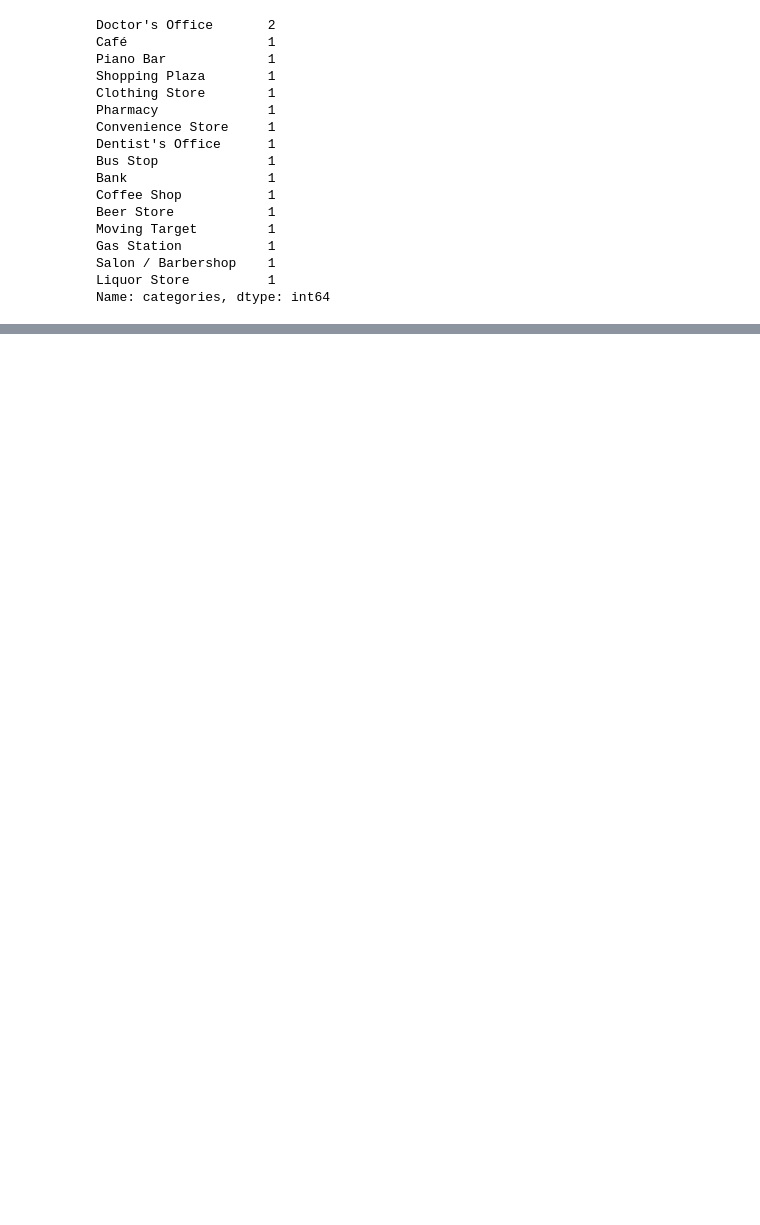
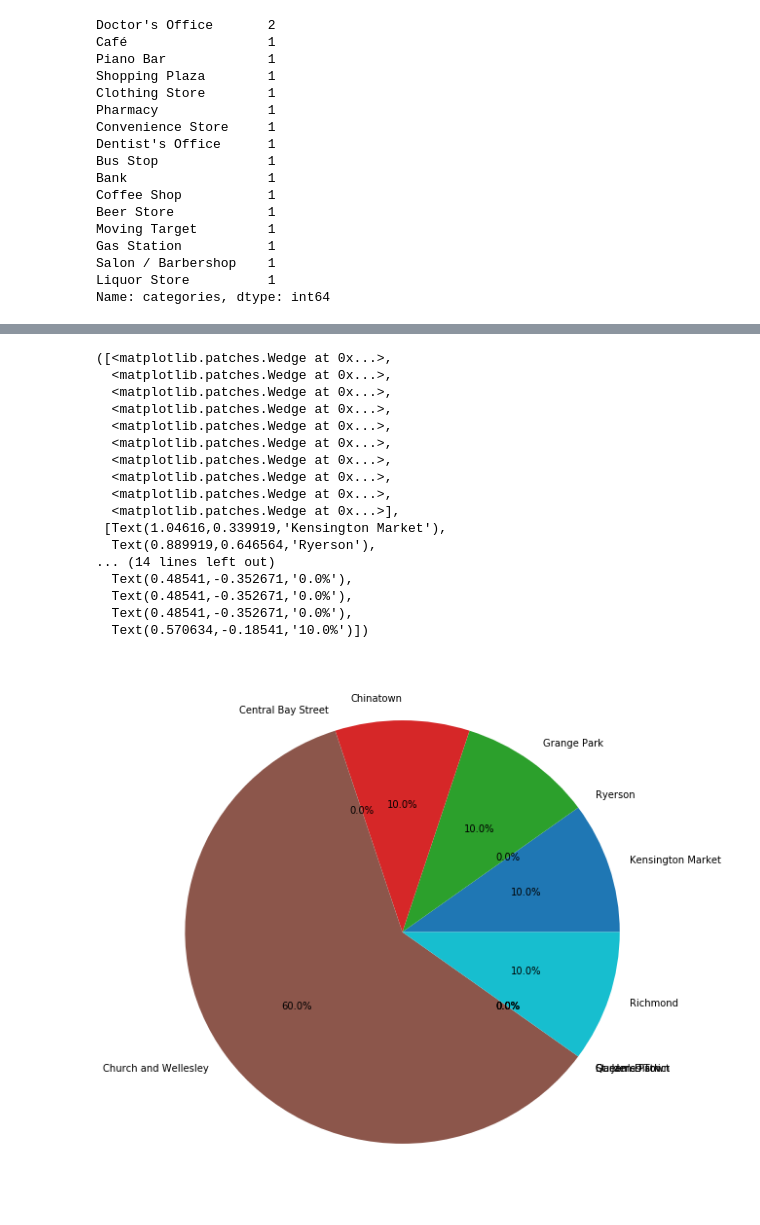
Before and after one commit to devZaidBaig/Coursera_Capstone, a Jupyter notebook: CourseraCapstone.ipynb, the cells around one changed output, grey strips where cells are left out. Cells and saved outputs as stored; diff of their text form; code cells hidden in the pictures; blank space fills up the shorter version.

```diff
--- a/CourseraCapstone.ipynb
+++ b/CourseraCapstone.ipynb
@@ -331,0 +391,2 @@ Name: categories, dtype: int64
+# %%
+sortedRf['Longitude'] = -79.12345
@@ -331,0 +407,6 @@ Name: categories, dtype: int64
+# %%
+for i in enumerate(sortedRf.index.values):
+    sortedRf.at[i[1],'Latitude'] = float(dataframe.at[i[1],'Latitude'])
+    sortedRf.at[i[1],'Longitude'] = float(dataframe.at[i[1],'Logitutde'])
+
+sortedRf
@@ -331,0 +428,3 @@ Name: categories, dtype: int64
+# %%
+restaurantsdf = pd.DataFrame(columns=['PostalCode','Neighbourhood','Count'])
+restaurantsdf
@@ -331,0 +509,22 @@ Name: categories, dtype: int64
+# %%
+plt.figure(figsize = (10,10))
+plt.pie(restaurantsdf['Count'], labels=restaurantsdf['Neighbourhood'],autopct='%1.1f%%')
+# %% [output]
+([<matplotlib.patches.Wedge at 0x...>,
+  <matplotlib.patches.Wedge at 0x...>,
+  <matplotlib.patches.Wedge at 0x...>,
+  <matplotlib.patches.Wedge at 0x...>,
+  <matplotlib.patches.Wedge at 0x...>,
+  <matplotlib.patches.Wedge at 0x...>,
+  <matplotlib.patches.Wedge at 0x...>,
+  <matplotlib.patches.Wedge at 0x...>,
+  <matplotlib.patches.Wedge at 0x...>,
+  <matplotlib.patches.Wedge at 0x...>],
+ [Text(1.04616,0.339919,'Kensington Market'),
+  Text(0.889919,0.646564,'Ryerson'),
+... (14 lines left out)
+  Text(0.48541,-0.352671,'0.0%'),
+  Text(0.48541,-0.352671,'0.0%'),
+  Text(0.48541,-0.352671,'0.0%'),
+  Text(0.570634,-0.18541,'10.0%')])
+[figure, added]
```
Also changed, not shown: parts of 28 cells of this notebook.
